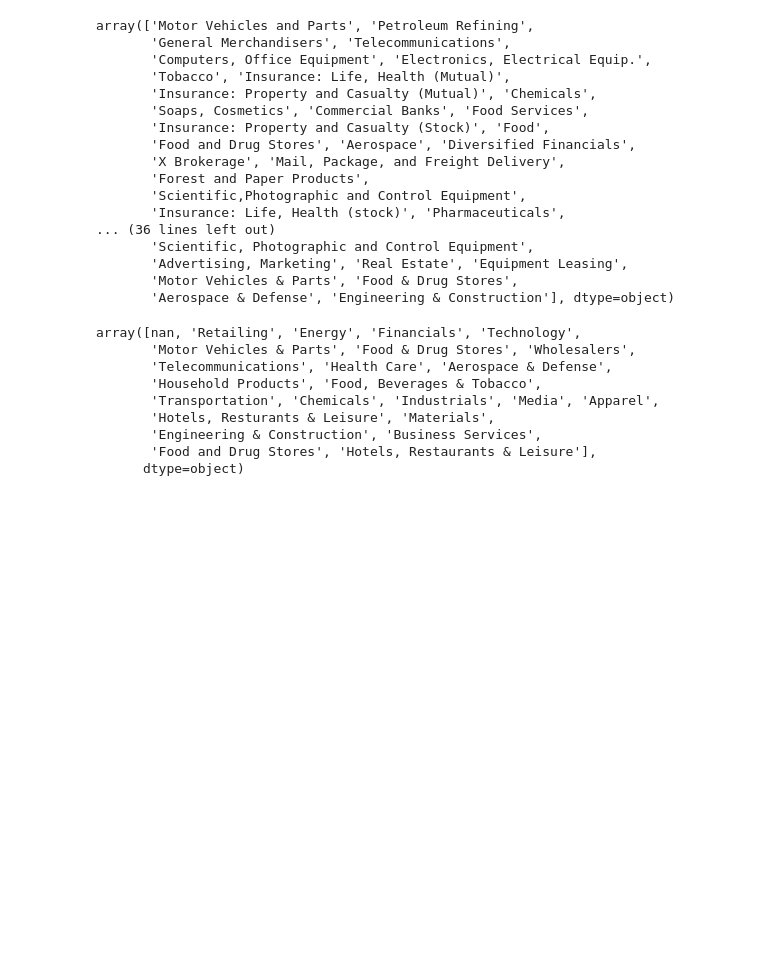
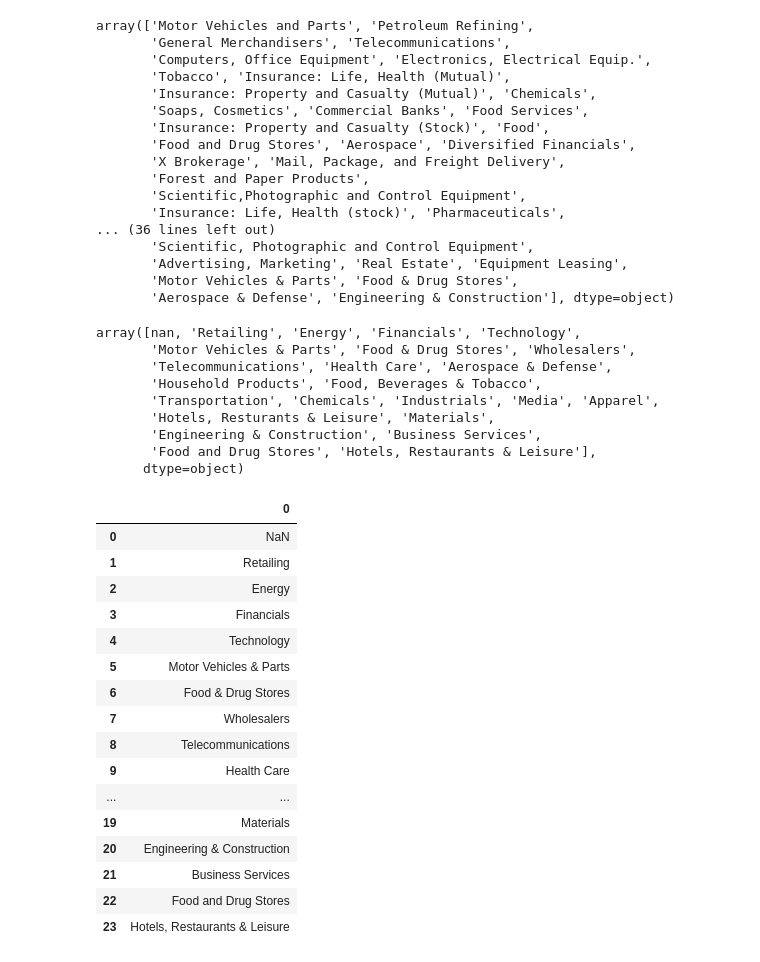
Before and after one commit to atjohnson1994/project_3, a Jupyter notebook: Fortune_ETL.ipynb, the cells around one changed output. Cells and saved outputs as stored; diff of their text form; code cells hidden in the pictures; blank space fills up the shorter version.

```diff
--- a/Fortune_ETL.ipynb
+++ b/Fortune_ETL.ipynb
@@ -181,0 +182,22 @@ array([nan, 'Retailing', 'Energy', 'Financials', 'Technology',
+# %%
+unique_sector = revenue_500_df["Sector"].unique()
+unique_sector_df = pd.DataFrame(unique_sector)
+unique_sector_df
+# %% [output]
+|  | 0 |
+| 0 | NaN |
+| 1 | Retailing |
+| 2 | Energy |
+| 3 | Financials |
+| 4 | Technology |
+| 5 | Motor Vehicles & Parts |
+| 6 | Food & Drug Stores |
+| 7 | Wholesalers |
+| 8 | Telecommunications |
+| 9 | Health Care |
+| ... | ... |
+| 19 | Materials |
+| 20 | Engineering & Construction |
+| 21 | Business Services |
+| 22 | Food and Drug Stores |
+| 23 | Hotels, Restaurants & Leisure |
```
Also changed, not shown: parts of 2 cells of this notebook, 2 other files.
